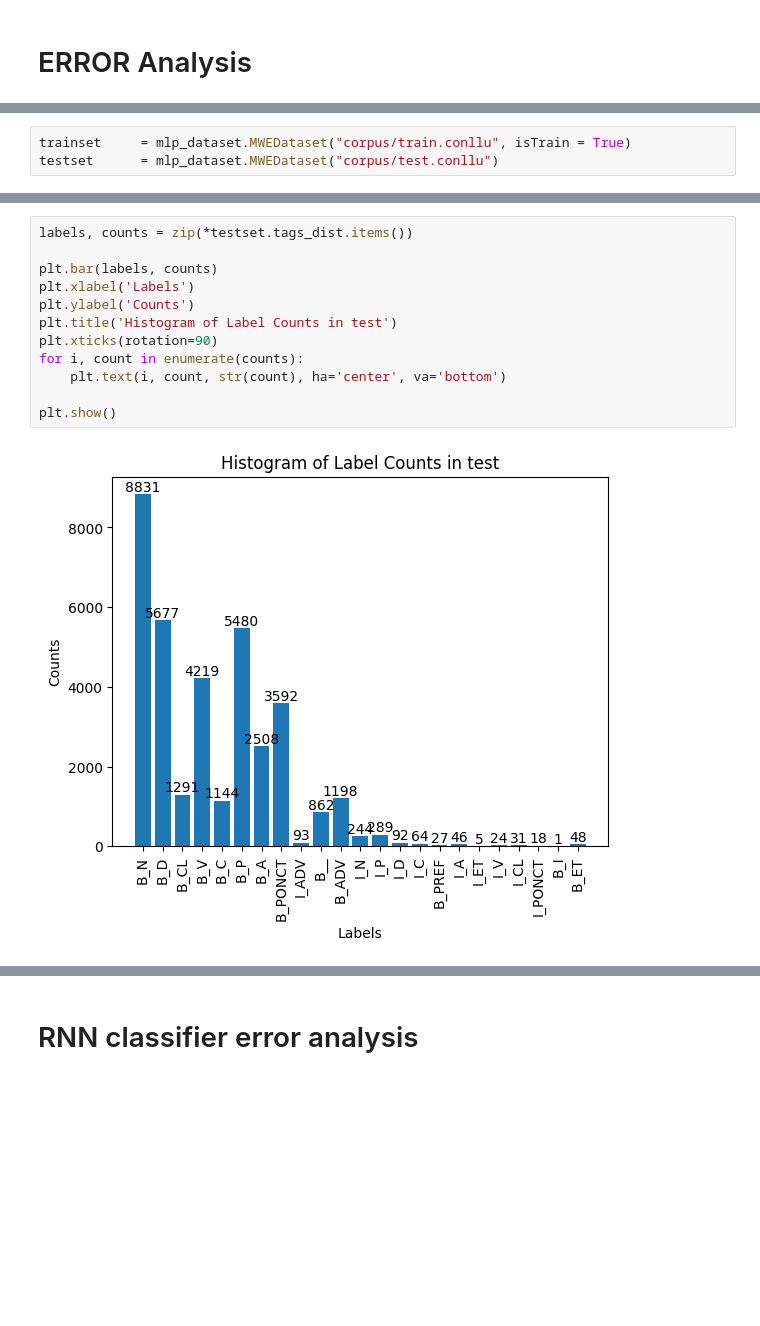
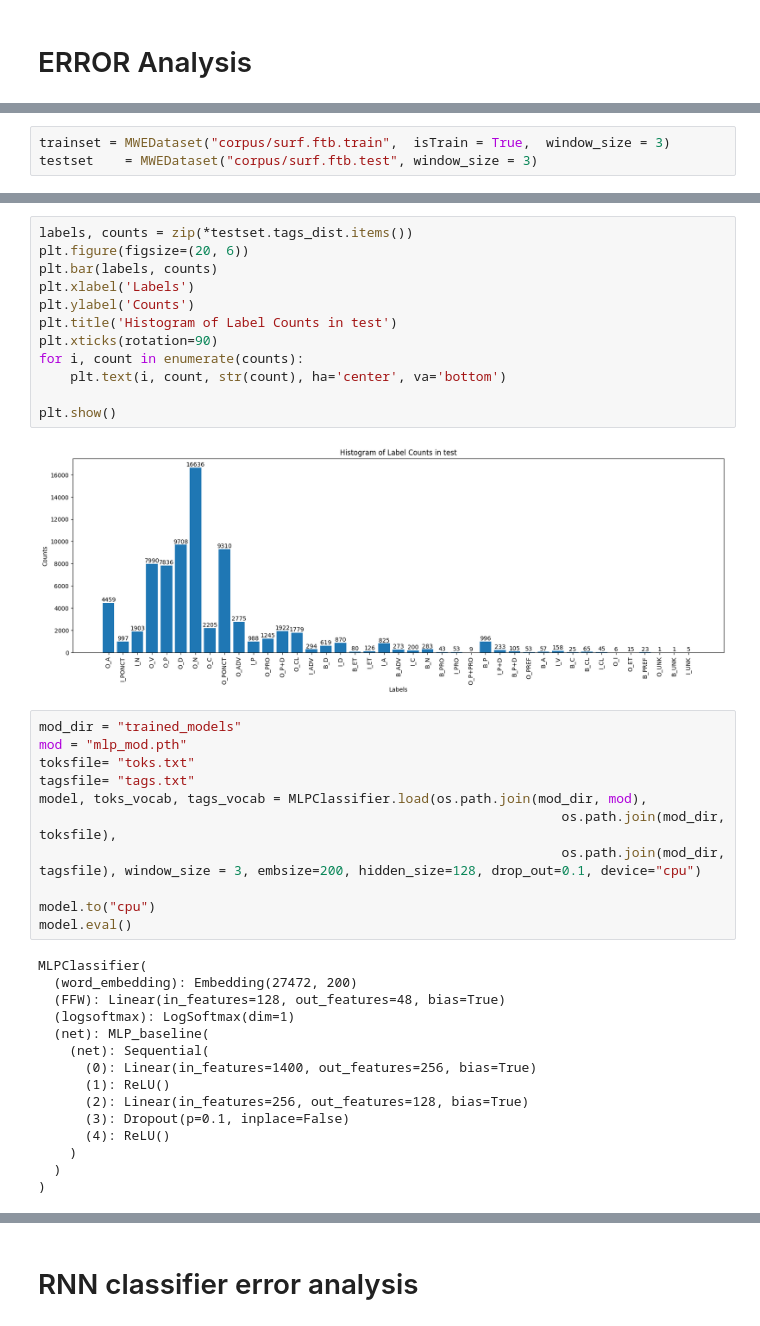
Before and after one commit to CoCorooxin/MWE-classifier, a Jupyter notebook: error_analysis.ipynb, the cells around one changed output, grey strips where cells are left out. Drawn from its saved outputs; the diff is of its cells as text; blank space fills up the shorter version.

```diff
--- a/error_analysis.ipynb
+++ b/error_analysis.ipynb
@@ -12,4 +14,4 @@ from collections import Counter
 # %%
-trainset     = mlp_dataset.MWEDataset("corpus/train.conllu", isTrain = True)
-testset      = mlp_dataset.MWEDataset("corpus/test.conllu")
+trainset = MWEDataset("corpus/surf.ftb.train",  isTrain = True,  window_size = 3)
+testset    = MWEDataset("corpus/surf.ftb.test", window_size = 3)
 # %% [output]
@@ -32,14 +34,40 @@ plt.show()
 # %%
 labels, counts = zip(*testset.tags_dist.items())
-
+plt.figure(figsize=(20, 6))
 plt.bar(labels, counts)
 plt.xlabel('Labels')
 plt.ylabel('Counts')
 plt.title('Histogram of Label Counts in test')
 plt.xticks(rotation=90)
 for i, count in enumerate(counts):
     plt.text(i, count, str(count), ha='center', va='bottom')
 
 plt.show()
 # %% [output]
-[figure, old version]
+[figure, new version]
+# %%
+mod_dir = "trained_models"
+mod = "mlp_mod.pth"
+toksfile= "toks.txt"
+tagsfile= "tags.txt"
+model, toks_vocab, tags_vocab = MLPClassifier.load(os.path.join(mod_dir, mod),
+                                                                   os.path.join(mod_dir, toksfile),
+                                                                   os.path.join(mod_dir, tagsfile), window_size = 3, embsize=200, hidden_size=128, drop_out=0.1, device="cpu")
+
+model.to("cpu")
+model.eval()
+# %% [output]
+MLPClassifier(
+  (word_embedding): Embedding(27472, 200)
+  (FFW): Linear(in_features=128, out_features=48, bias=True)
+  (logsoftmax): LogSoftmax(dim=1)
+  (net): MLP_baseline(
+    (net): Sequential(
+      (0): Linear(in_features=1400, out_features=256, bias=True)
+      (1): ReLU()
+      (2): Linear(in_features=256, out_features=128, bias=True)
+      (3): Dropout(p=0.1, inplace=False)
+      (4): ReLU()
+    )
+  )
+)
```
Also changed, not shown: parts of 10 cells of this notebook, 49 other files.
